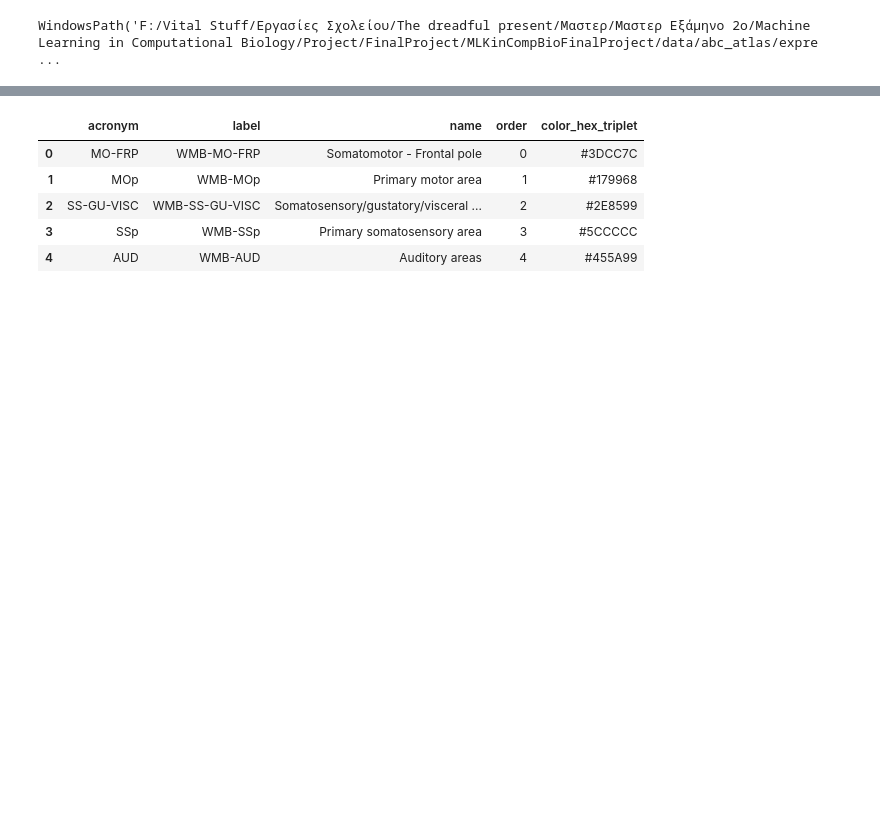
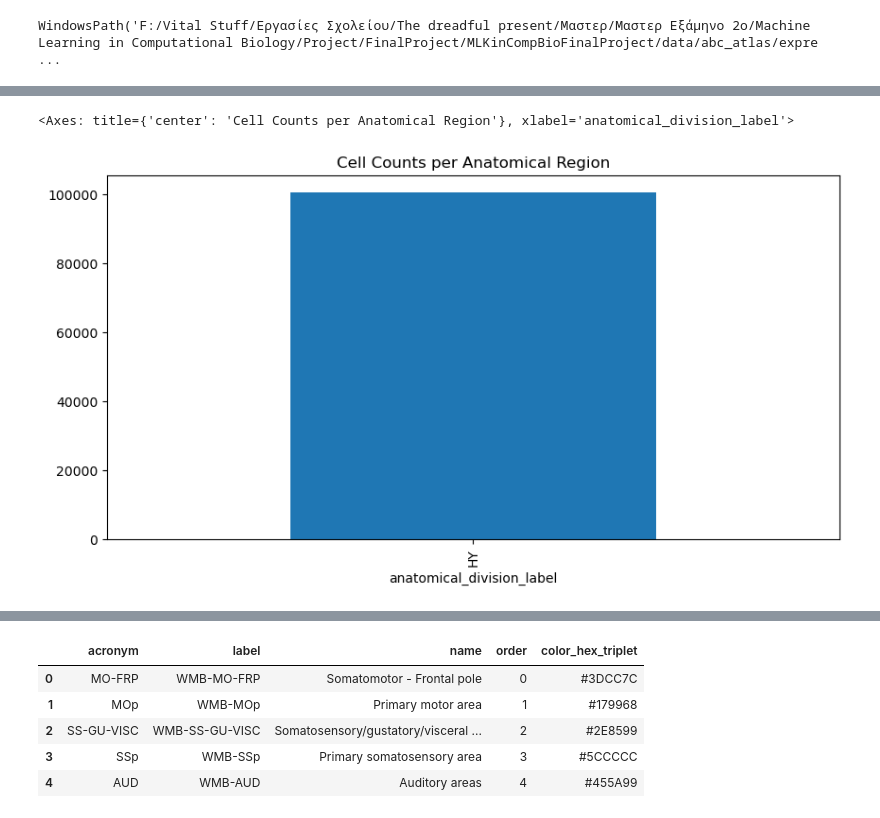
Before and after one commit to vex-me-not/MLKinCompBioFinalProject, a Jupyter notebook: datapre.ipynb, the cells around one changed output, grey strips where cells are left out. Cells and saved outputs as stored; diff of their text form; code cells hidden in the pictures; blank space fills up the shorter version.

```diff
--- a/datapre.ipynb
+++ b/datapre.ipynb
@@ -135,0 +187,6 @@ WindowsPath('F:/Vital Stuff/Εργασίες Σχολείου/The dreadful prese
+# %%
+region_counts = adata.obs['anatomical_division_label'].value_counts()
+region_counts.plot(kind='bar', figsize=(10,5), title="Cell Counts per Anatomical Region")
+# %% [output]
+<Axes: title={'center': 'Cell Counts per Anatomical Region'}, xlabel='anatomical_division_label'>
+[figure, added]
```
Also changed, not shown: parts of 10 cells of this notebook.
